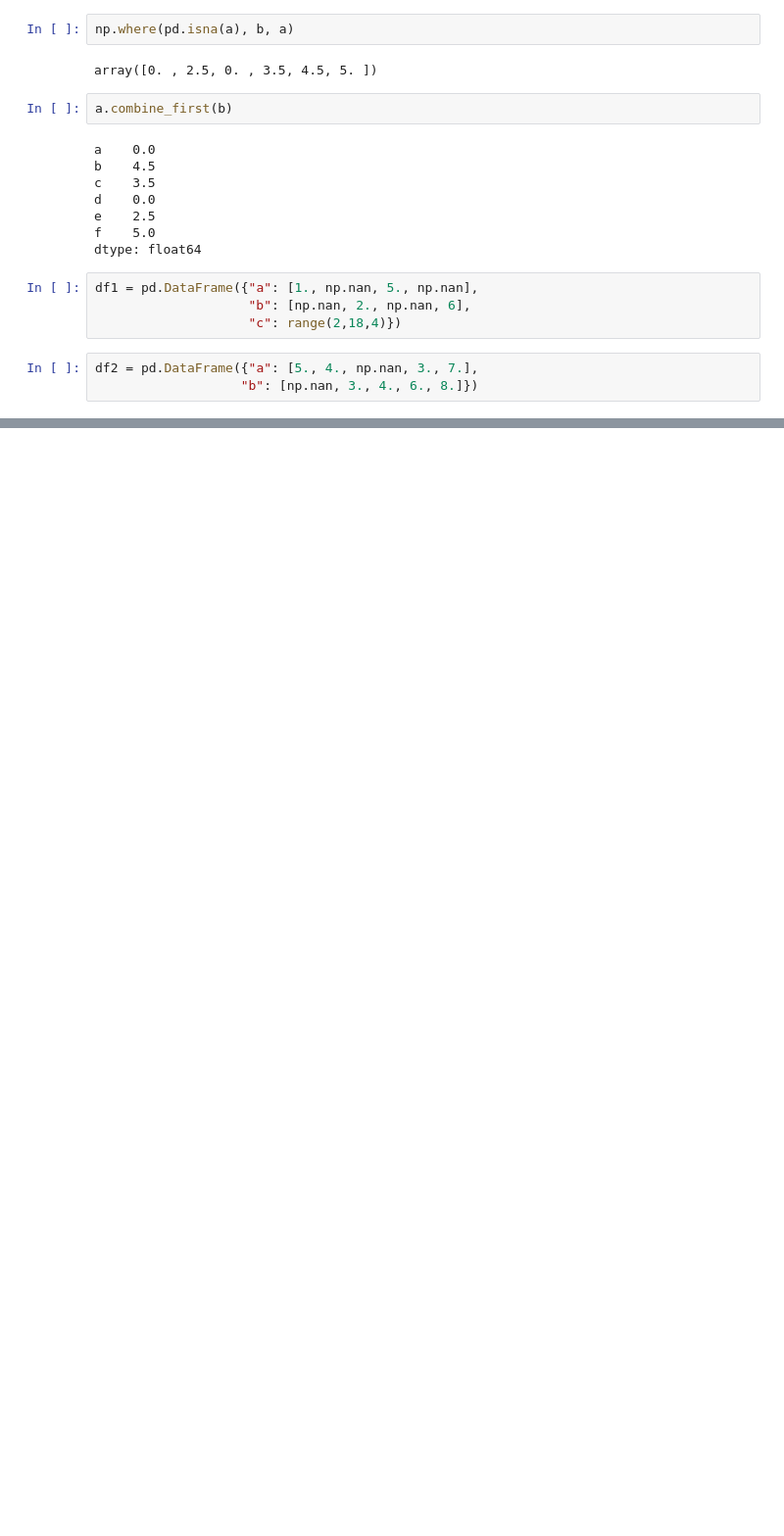
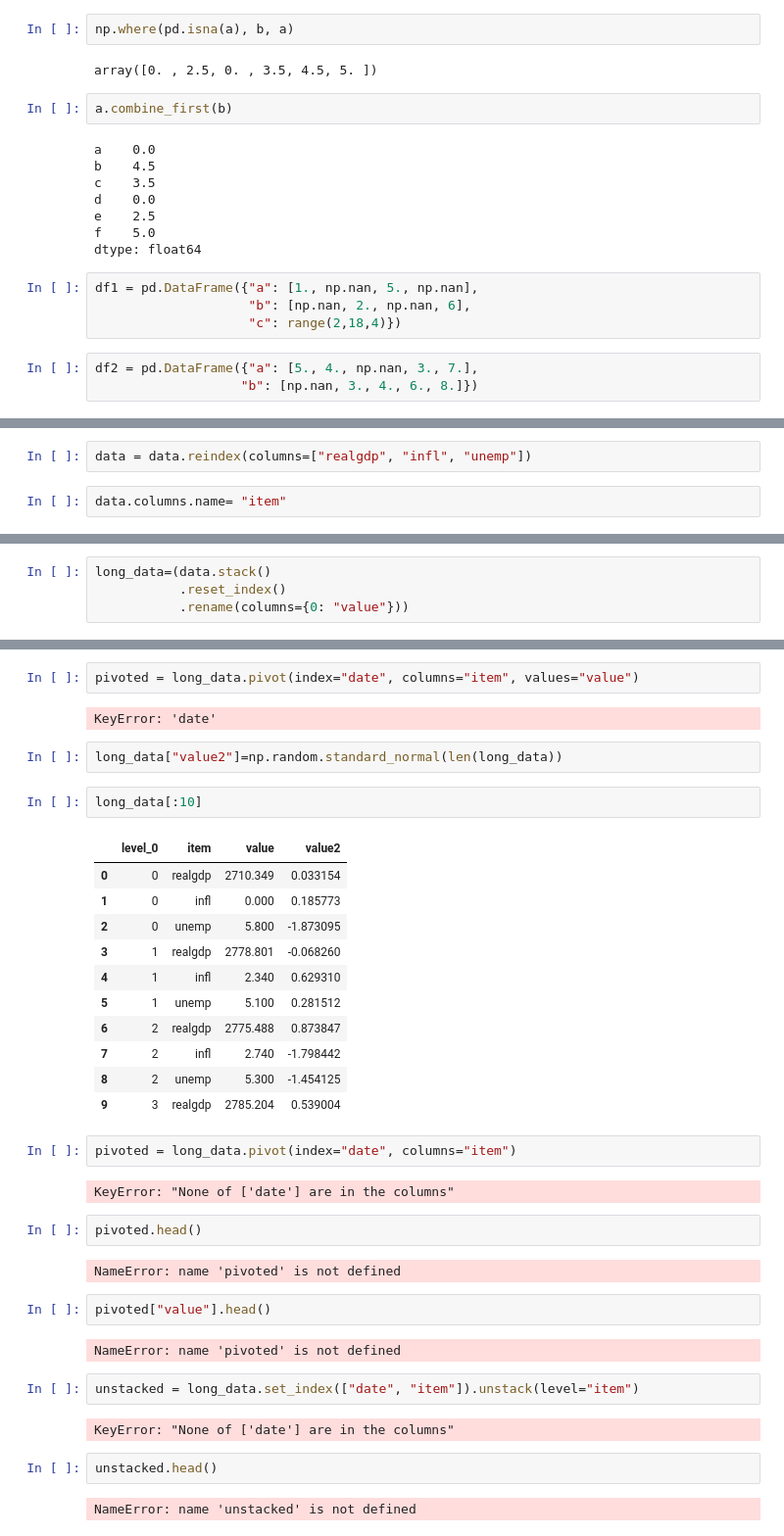
Before and after one commit to LydiaStoneKonstanski/WesCh678, a Jupyter notebook: Chapter8WorkAlong.ipynb, the cells around one changed output, grey strips where cells are left out. Shown at 98% size. Drawn from its saved outputs; the diff is of its cells as text; blank space fills up the shorter version.

```diff
--- a/Chapter8WorkAlong.ipynb
+++ b/Chapter8WorkAlong.ipynb
@@ -865,0 +1087,4 @@ df2 = pd.DataFrame({"a": [5., 4., np.nan, 3., 7.],
+# %%
+data = data.reindex(columns=["realgdp", "infl", "unemp"])
+# %%
+data.columns.name= "item"
@@ -865,0 +1100,4 @@ df2 = pd.DataFrame({"a": [5., 4., np.nan, 3., 7.],
+# %%
+long_data=(data.stack()
+           .reset_index()
+           .rename(columns={0: "value"}))
@@ -865,0 +1118,40 @@ df2 = pd.DataFrame({"a": [5., 4., np.nan, 3., 7.],
+# %%
+pivoted = long_data.pivot(index="date", columns="item", values="value")
+# %% [output]
+KeyError: 'date'
+# %%
+long_data["value2"]=np.random.standard_normal(len(long_data))
+# %%
+long_data[:10]
+# %% [output]
+|  | level_0 | item | value | value2 |
+| 0 | 0 | realgdp | 2710.349 | 0.033154 |
+| 1 | 0 | infl | 0.000 | 0.185773 |
+| 2 | 0 | unemp | 5.800 | -1.873095 |
+| 3 | 1 | realgdp | 2778.801 | -0.068260 |
+| 4 | 1 | infl | 2.340 | 0.629310 |
+| 5 | 1 | unemp | 5.100 | 0.281512 |
+| 6 | 2 | realgdp | 2775.488 | 0.873847 |
+| 7 | 2 | infl | 2.740 | -1.798442 |
+| 8 | 2 | unemp | 5.300 | -1.454125 |
+| 9 | 3 | realgdp | 2785.204 | 0.539004 |
+# %%
+pivoted = long_data.pivot(index="date", columns="item")
+# %% [output]
+KeyError: "None of ['date'] are in the columns"
+# %%
+pivoted.head()
+# %% [output]
+NameError: name 'pivoted' is not defined
+# %%
+pivoted["value"].head()
+# %% [output]
+NameError: name 'pivoted' is not defined
+# %%
+unstacked = long_data.set_index(["date", "item"]).unstack(level="item")
+# %% [output]
+KeyError: "None of ['date'] are in the columns"
+# %%
+unstacked.head()
+# %% [output]
+NameError: name 'unstacked' is not defined
```
Also changed, not shown: parts of 52 cells of this notebook, 1 other file.
